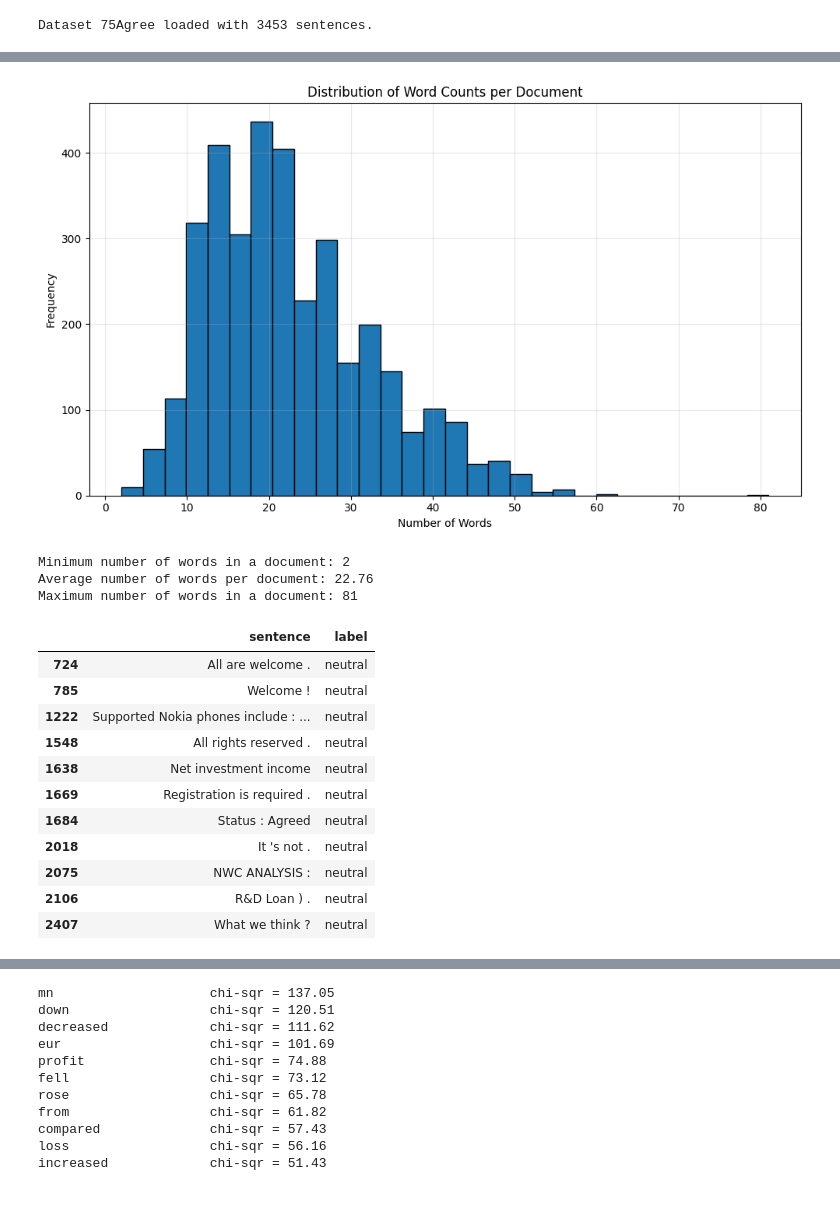
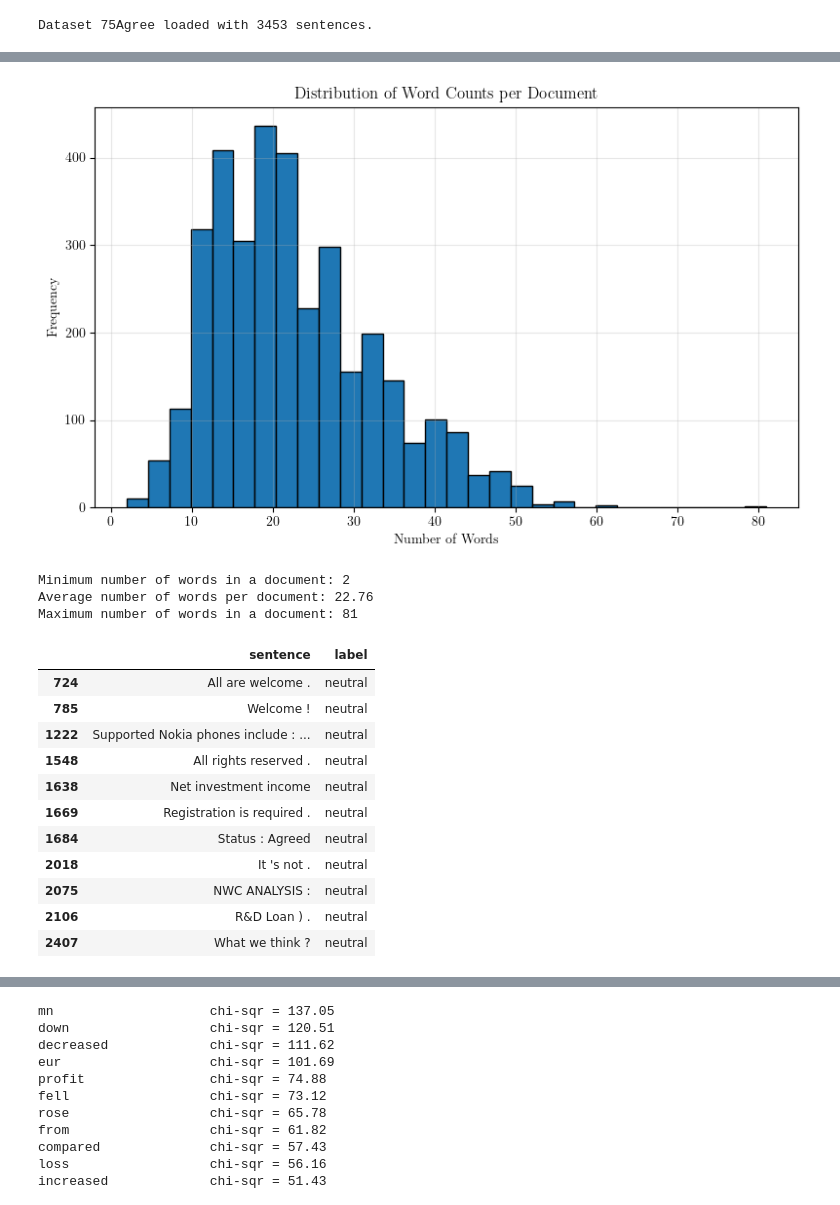
Before and after one commit to Hugoverissimo21/finphrasebank-sentiment, a Jupyter notebook: data EDA.ipynb, the cells around one changed output, grey strips where cells are left out. Drawn from its saved outputs; the diff is of its cells as text; code cells hidden in the pictures.

```diff
--- a/data EDA.ipynb
+++ b/data EDA.ipynb
@@ -9,6 +9,13 @@ import pandas as pd
 import numpy as np
 import matplotlib.pyplot as plt
 from wordcloud import WordCloud
+
+plt.rcParams.update({
+    "text.usetex": True,
+    "font.family": "serif",
+    "figure.figsize": (5, 5*0.8),
+    "savefig.dpi": 300,
+})
 # %%
 def load_financial_phrasebank(filepath):
     data = []
@@ -46,3 +53,15 @@ Sentence: For the last quarter of 2010 , Componenta 's net sales doubled to EUR1
 Sentence: In the third quarter of 2010 , net sales increased by 5.2 % to EUR 205.5 mn , and operating profit by 34.9 % to EUR 23.5 mn ., Label: positive
 Sentence: Operating profit rose to EUR 13.1 mn from EUR 8.7 mn in the corresponding period in 2007 representing 7.7 % of net sales ., Label: positive
 Sentence: Operating profit totalled EUR 21.1 mn , up from EUR 18.6 mn in 2007 , representing 9.7 % of net sales ., Label: positive
+# %%
+x = pd.DataFrame(load_financial_phrasebank(f"{path_to_files}{files_base_name}50Agree{files_ends_with}"))
+y = pd.DataFrame(load_financial_phrasebank(f"{path_to_files}{files_base_name}66Agree{files_ends_with}"))
+z = pd.DataFrame(load_financial_phrasebank(f"{path_to_files}{files_base_name}75Agree{files_ends_with}"))
+a = pd.DataFrame(load_financial_phrasebank(f"{path_to_files}{files_base_name}AllAgree{files_ends_with}"))
+
+pd.DataFrame({
+    '50Agree': x['label'].value_counts().sort_index(),
+    '66Agree': y['label'].value_counts().sort_index(),
+    '75Agree': z['label'].value_counts().sort_index(),
+    'AllAgree': a['label'].value_counts().sort_index()
+}).fillna(0).astype(int) # as much negatives for both datasets, undersample will result in more or less the same...
@@ -128,22 +163,23 @@ plt.show()
 # %%
 word_counts = data["sentence"].astype(str).apply(lambda x: len(x.split()))
 
-plt.figure(figsize=(10, 6))
+plt.figure(figsize=(8, 5))
 plt.hist(word_counts, bins=30, edgecolor='black')
 plt.title("Distribution of Word Counts per Document")
 plt.xlabel("Number of Words")
 plt.ylabel("Frequency")
 plt.grid(True, alpha=0.3)
 plt.tight_layout()
+plt.savefig("assets/word_count_distribution.png", transparent=True)
 plt.show()
 
 print(f"Minimum number of words in a document: {word_counts.min()}")
 print(f"Average number of words per document: {word_counts.mean():.2f}")
 print(f"Maximum number of words in a document: {word_counts.max()}")
 
 data[(data["sentence"].apply(lambda x: len(x.split())) < 5) | (data["sentence"].apply(lambda x: len(x.split())) > 75)]
 # %% [output]
-[figure, old version]
+[figure, new version]
 Minimum number of words in a document: 2
 Average number of words per document: 22.76
 Maximum number of words in a document: 81
```
Also changed, not shown: parts of 3 cells of this notebook, 8 other files.
